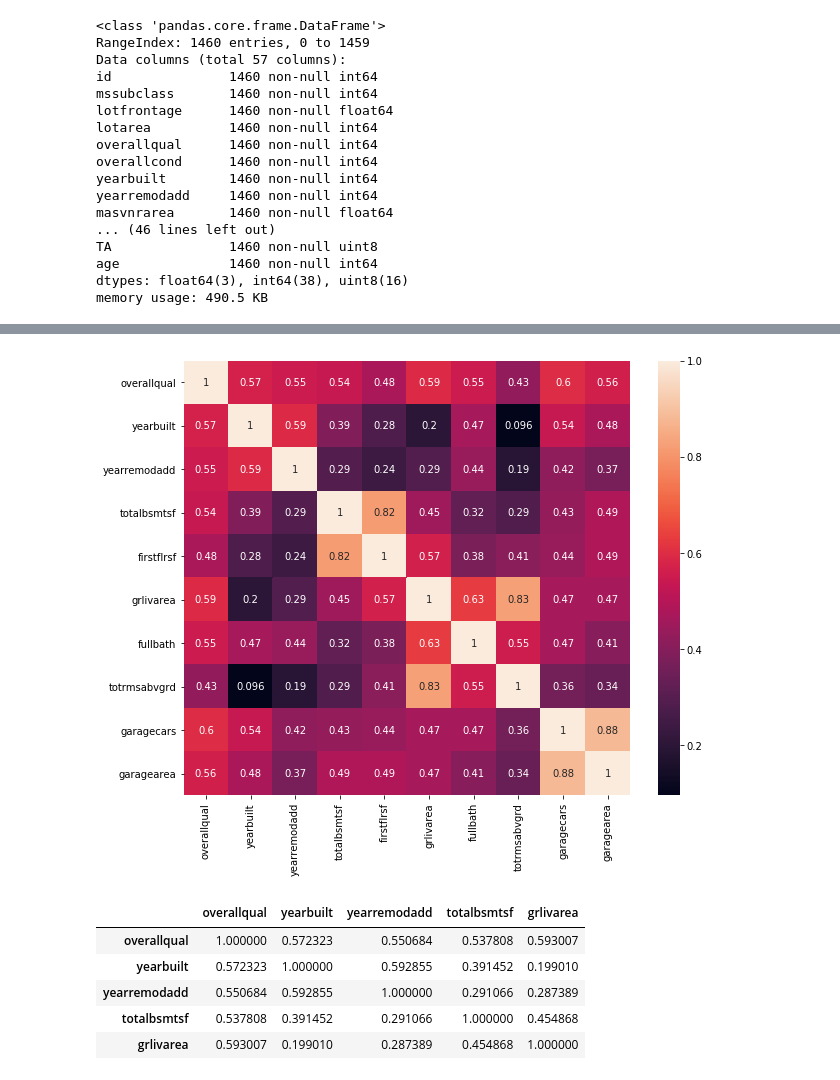
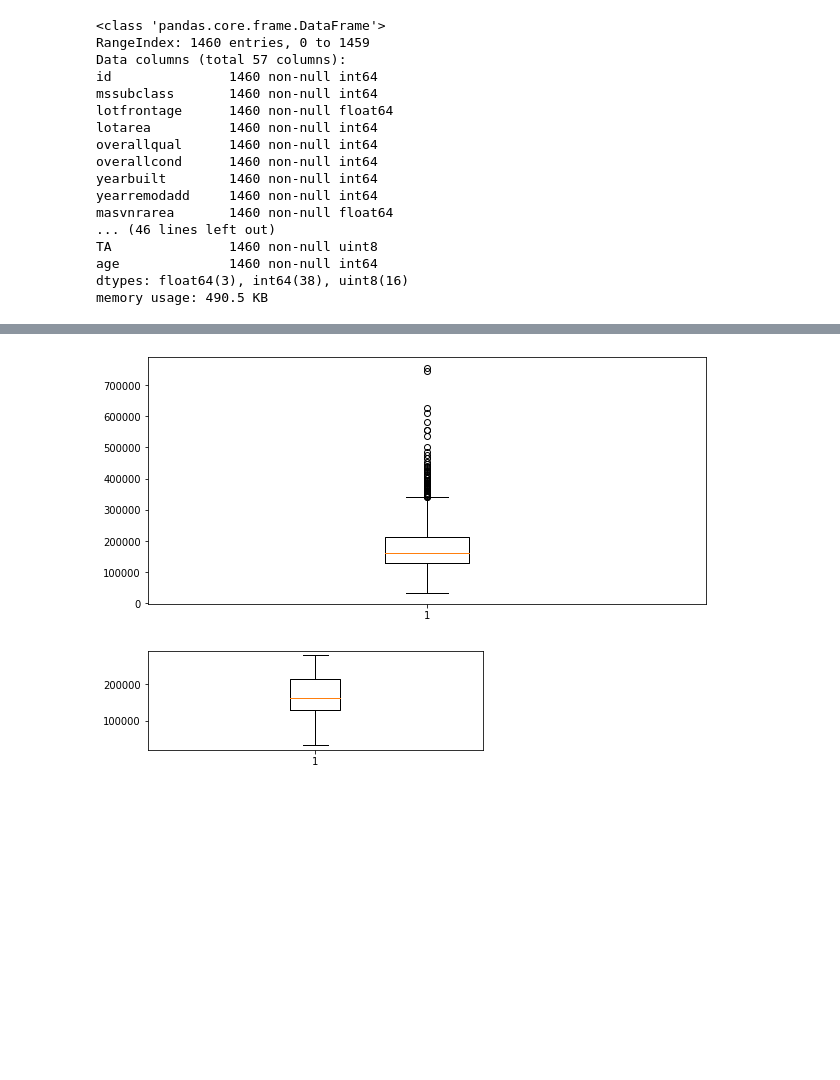
Before and after one commit to jkovach89/12-2-Assignment, a Jupyter notebook: 19-8 Challenge.ipynb, the cells around one changed output, grey strips where cells are left out. Cells and saved outputs as stored; diff of their text form; code cells hidden in the pictures; blank space fills up the shorter version.

```diff
--- a/19-8 Challenge.ipynb
+++ b/19-8 Challenge.ipynb
@@ -141,25 +148,17 @@ Name: saleprice, dtype: float64
-# %%
-# Create new DF with only high correlation variables
-house_df_rf = house_df[['overallqual', 'yearbuilt', 'yearremodadd', 'totalbsmtsf',
-                        'firstflrsf', 'grlivarea', 'fullbath', 'totrmsabvgrd',
-                        'garagecars', 'garagearea']]
-
-# Check correlation between variables
-plt.figure(figsize=(10,8))
-sns.heatmap(house_df_rf.corr(), annot=True)
-plt.show()
-
-# Drop variables that are highly correlated with each other
-house_df_rf = house_df_rf.drop(['garagecars', 'firstflrsf', 'fullbath', 'totrmsabvgrd', 'garagearea'], axis=1)
-house_df_rf.corr()
-# %% [output]
-[figure, removed]
-|  | overallqual | yearbuilt | yearremodadd | totalbsmtsf | grlivarea |
-| overallqual | 1.000000 | 0.572323 | 0.550684 | 0.537808 | 0.593007 |
-| yearbuilt | 0.572323 | 1.000000 | 0.592855 | 0.391452 | 0.199010 |
-| yearremodadd | 0.550684 | 0.592855 | 1.000000 | 0.291066 | 0.287389 |
-| totalbsmtsf | 0.537808 | 0.391452 | 0.291066 | 1.000000 | 0.454868 |
-| grlivarea | 0.593007 | 0.199010 | 0.287389 | 0.454868 | 1.000000 |
+# %%
+house_df_rf['w_saleprice'] = winsorize(house_df_rf['saleprice'], (0,0.10))
+
+plt.figure(figsize=(10,10))
+plt.subplot(2,1,1)
+plt.boxplot(house_df_rf['saleprice'])
+plt.show()
+
+plt.subplot(2,1,2)
+plt.boxplot(house_df_rf['w_saleprice'])
+plt.show()
+# %% [output]
+[figure, added]
+[figure, added]
 # %%
 # Standardize remaining features and create model
 import statsmodels.api as sm
```
Also changed, not shown: parts of 20 cells of this notebook.
